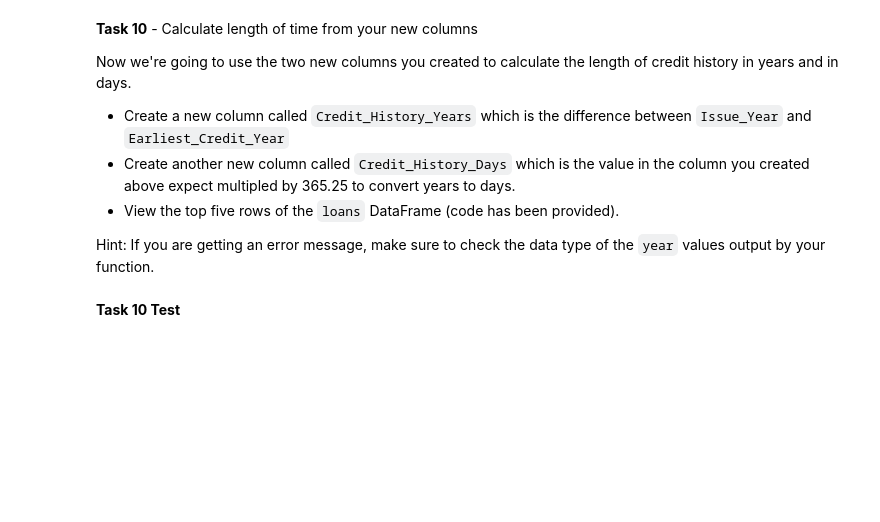
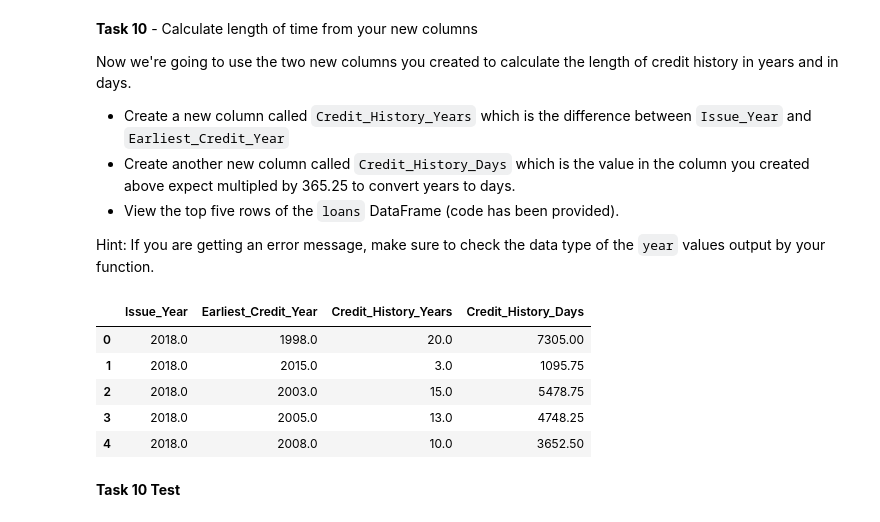
Before and after one commit to LycheeCocoa/DS-Unit-1-Sprint-1-Data-Wrangling-and-Storytelling, a Jupyter notebook: module2-make-features/LS_DS_112_Make_Features_Assignment_AG.ipynb, the cells around one changed output. Cells and saved outputs as stored; diff of their text form; code cells hidden in the pictures; blank space fills up the shorter version.

```diff
--- a/module2-make-features/LS_DS_112_Make_Features_Assignment_AG.ipynb
+++ b/module2-make-features/LS_DS_112_Make_Features_Assignment_AG.ipynb
@@ -382,10 +380,19 @@ Hint: If you are getting an error message, make sure to check the data type of t
 # %%
 # Task 10
 
 # YOUR CODE HERE
-raise NotImplementedError()
+loans['Credit_History_Years'] = loans['Issue_Year'] - loans['Earliest_Credit_Year']
+loans['Credit_History_Days'] = loans['Credit_History_Years'] * 365.25
 
+loans.head()
 loans[['Issue_Year','Earliest_Credit_Year','Credit_History_Years','Credit_History_Days']].head()
+# %% [output]
+|  | Issue_Year | Earliest_Credit_Year | Credit_History_Years | Credit_History_Days |
+| 0 | 2018.0 | 1998.0 | 20.0 | 7305.00 |
+| 1 | 2018.0 | 2015.0 | 3.0 | 1095.75 |
+| 2 | 2018.0 | 2003.0 | 15.0 | 5478.75 |
+| 3 | 2018.0 | 2005.0 | 13.0 | 4748.25 |
+| 4 | 2018.0 | 2008.0 | 10.0 | 3652.50 |
 # %% [markdown]
 **Task 10 Test**
 # %%
```
Also changed, not shown: parts of 3 cells of this notebook, 1 other file.
